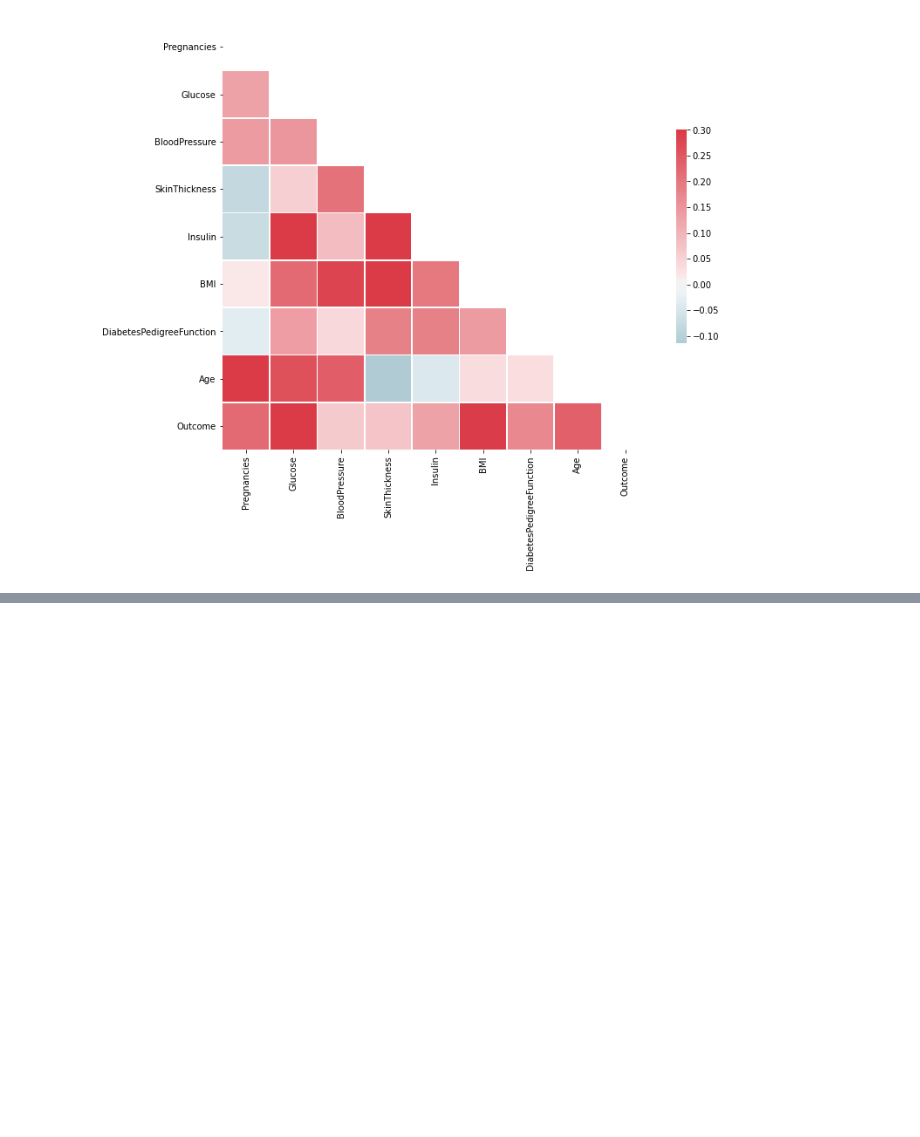
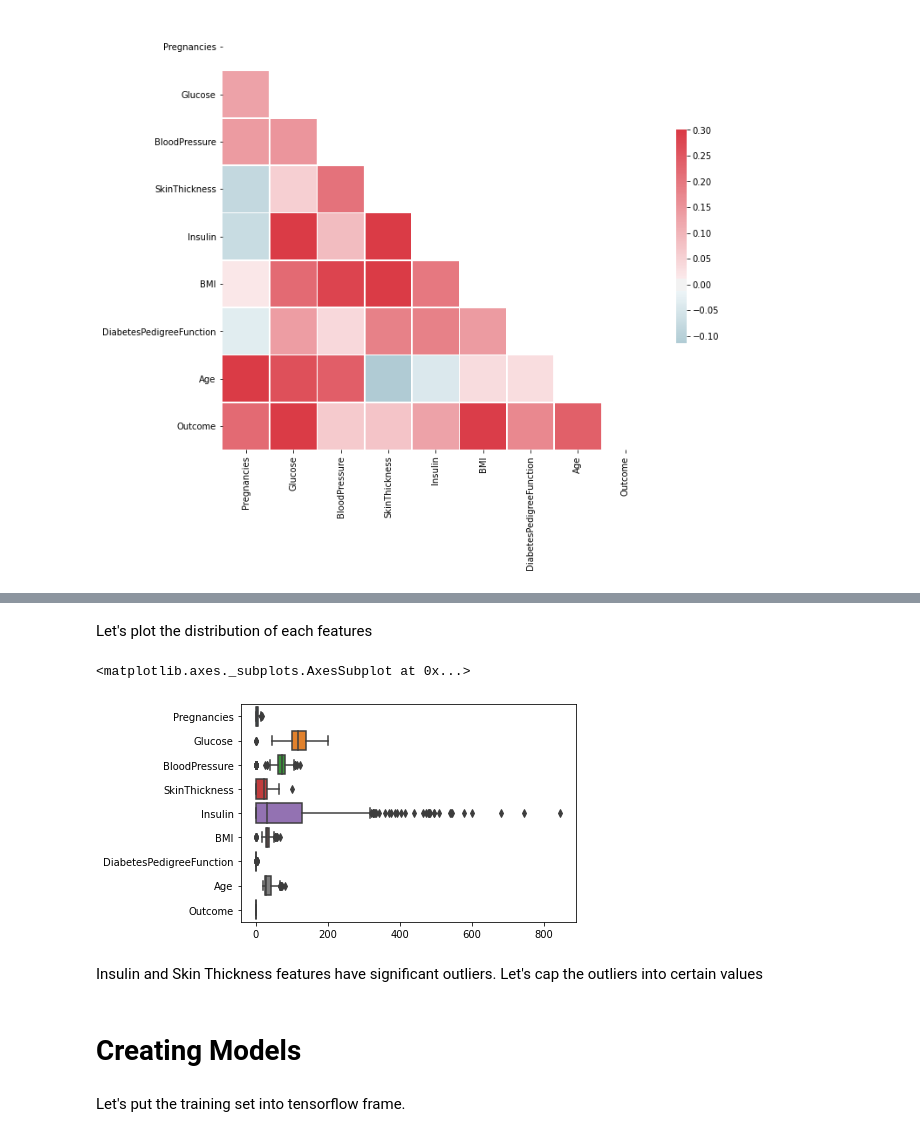
Before and after one commit to adindariztia/Bangkit_DiabetesPredictionML, a Jupyter notebook: PIMA_Dataset_Overview.ipynb, the cells around one changed output, grey strips where cells are left out. Cells and saved outputs as stored; diff of their text form; code cells hidden in the pictures; blank space fills up the shorter version.

Commit message:
merge to branch master w Intan

```diff
--- a/PIMA_Dataset_Overview.ipynb
+++ b/PIMA_Dataset_Overview.ipynb
@@ -18,2 +18,2 @@ Read The Dataset
 # %%
-df = pd.read_csv('diabetes.csv')
+df = pd.read_csv('https://raw.githubusercontent.com/adindariztia/Bangkit_DiabetesPredictionML/master/diabetes.csv')
@@ -80,0 +140,9 @@ X_train, X_test, y_train, y_test = train_test_split(X, y, test_size=0.1, random_
+# %% [markdown]
+Let's plot the distribution of each features
+# %%
+sns.boxplot(data=df, orient='h')
+# %% [output]
+<matplotlib.axes._subplots.AxesSubplot at 0x...>
+[figure, added]
+# %% [markdown]
+Insulin and Skin Thickness features have significant outliers. Let's cap the outliers into certain values
@@ -80,0 +158,2 @@ X_train, X_test, y_train, y_test = train_test_split(X, y, test_size=0.1, random_
+# %% [markdown]
+# Creating Models
@@ -81,2 +162,4 @@ X_train, X_test, y_train, y_test = train_test_split(X, y, test_size=0.1, random_
+# %% [markdown]
+Let's put the training set into tensorflow frame.
 # %%
 # Create an empty list that will eventually hold all created feature columns.
```
Also changed, not shown: parts of 29 cells of this notebook.
